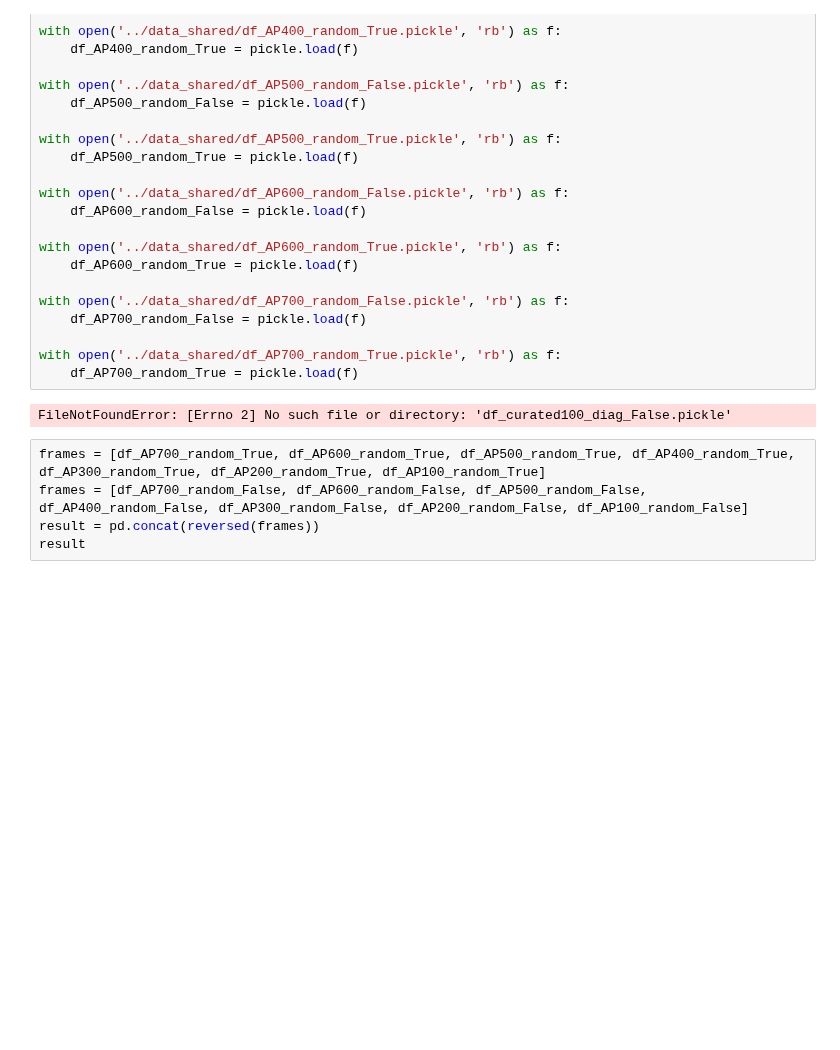
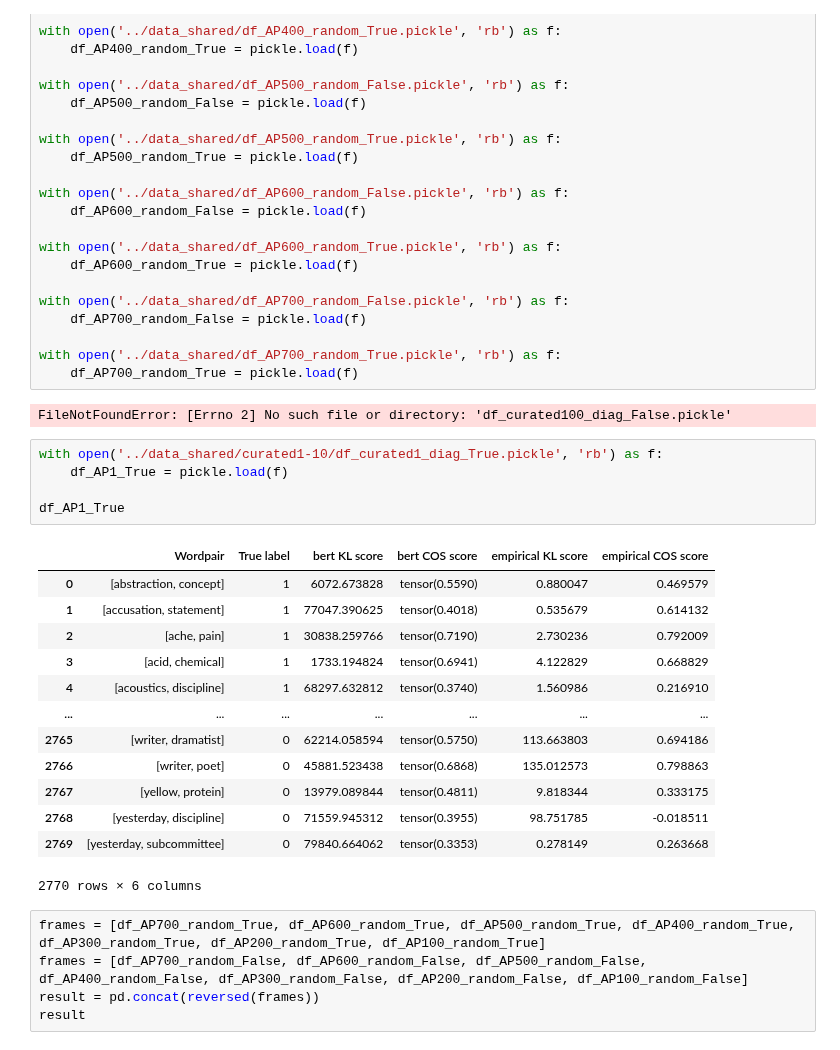
Before and after one commit to roritol/Bachelor-thesis, a Jupyter notebook: jupyter_notebook/Pipeline_Bert_Baroni.ipynb, the cells around one changed output. Cells and saved outputs as stored; diff of their text form; blank space fills up the shorter version.

```diff
--- a/jupyter_notebook/Pipeline_Bert_Baroni.ipynb
+++ b/jupyter_notebook/Pipeline_Bert_Baroni.ipynb
@@ -230,6 +230,25 @@ with open('../data_shared/df_AP700_random_True.pickle', 'rb') as f:
     df_AP700_random_True = pickle.load(f)
 # %% [output]
 FileNotFoundError: [Errno 2] No such file or directory: 'df_curated100_diag_False.pickle'
+# %%
+with open('../data_shared/curated1-10/df_curated1_diag_True.pickle', 'rb') as f:
+    df_AP1_True = pickle.load(f)
+
+df_AP1_True
+# %% [output]
+|  | Wordpair | True label | bert KL score | bert COS score | empirical KL score | empirical COS score |
+| 0 | [abstraction, concept] | 1 | 6072.673828 | tensor(0.5590) | 0.880047 | 0.469579 |
+| 1 | [accusation, statement] | 1 | 77047.390625 | tensor(0.4018) | 0.535679 | 0.614132 |
+| 2 | [ache, pain] | 1 | 30838.259766 | tensor(0.7190) | 2.730236 | 0.792009 |
+| 3 | [acid, chemical] | 1 | 1733.194824 | tensor(0.6941) | 4.122829 | 0.668829 |
+| 4 | [acoustics, discipline] | 1 | 68297.632812 | tensor(0.3740) | 1.560986 | 0.216910 |
+| ... | ... | ... | ... | ... | ... | ... |
+| 2765 | [writer, dramatist] | 0 | 62214.058594 | tensor(0.5750) | 113.663803 | 0.694186 |
+| 2766 | [writer, poet] | 0 | 45881.523438 | tensor(0.6868) | 135.012573 | 0.798863 |
+| 2767 | [yellow, protein] | 0 | 13979.089844 | tensor(0.4811) | 9.818344 | 0.333175 |
+| 2768 | [yesterday, discipline] | 0 | 71559.945312 | tensor(0.3955) | 98.751785 | -0.018511 |
+| 2769 | [yesterday, subcommittee] | 0 | 79840.664062 | tensor(0.3353) | 0.278149 | 0.263668 |
+2770 rows × 6 columns
 # %%
 frames = [df_AP700_random_True, df_AP600_random_True, df_AP500_random_True, df_AP400_random_True, df_AP300_random_True, df_AP200_random_True, df_AP100_random_True]
 frames = [df_AP700_random_False, df_AP600_random_False, df_AP500_random_False, df_AP400_random_False, df_AP300_random_False, df_AP200_random_False, df_AP100_random_False]
```
